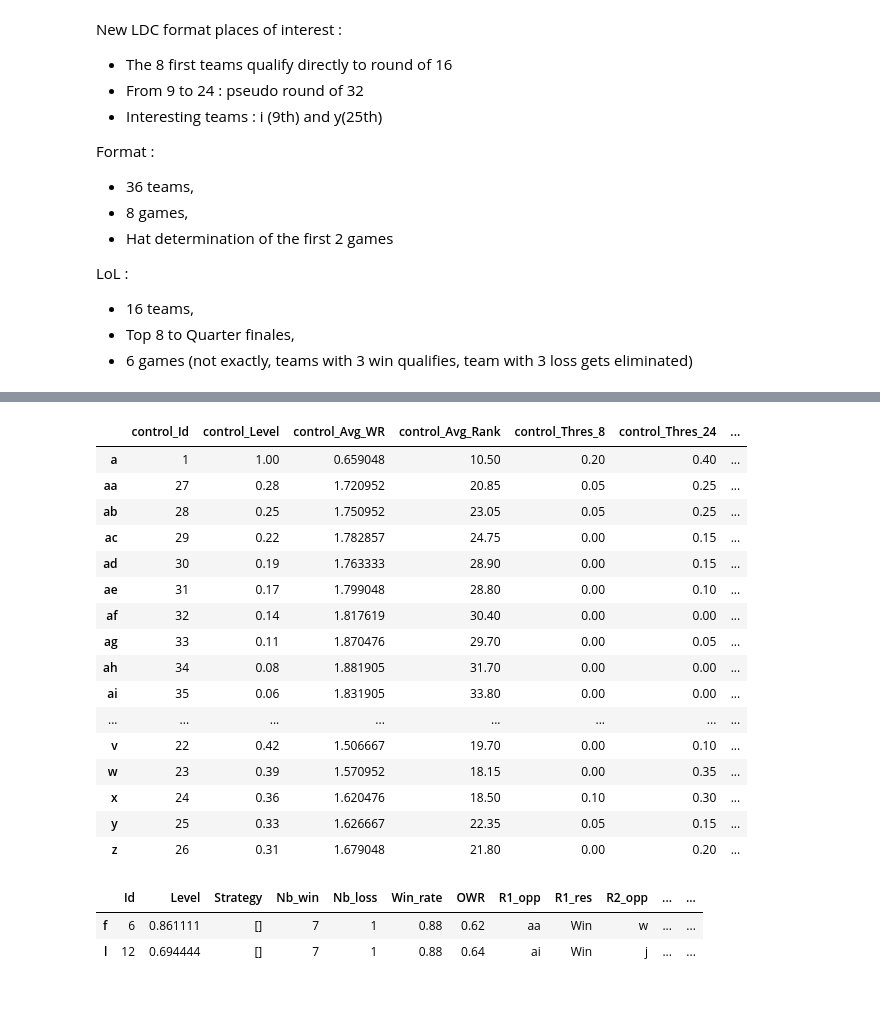
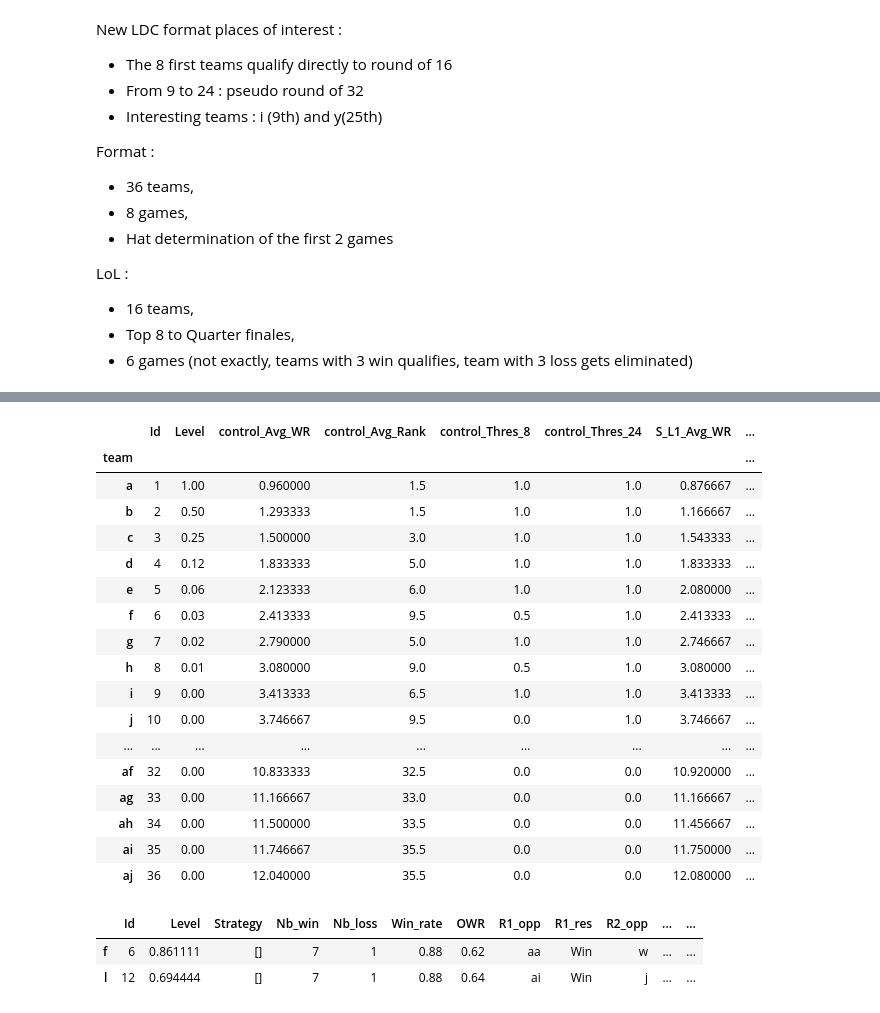
Before and after one commit to arnaud-odet/swiss_rounds_simulator, a Jupyter notebook: swiss_round.ipynb, the cells around one changed output, grey strips where cells are left out. Drawn from its saved outputs; the diff is of its cells as text; code cells hidden in the pictures.

```diff
--- a/swiss_round.ipynb
+++ b/swiss_round.ipynb
@@ -55,23 +26,25 @@ Number of simulations to perform : 1460 - Number of simulations performed : 1460
-# %%
-df
-# %% [output]
-|  | control_Id | control_Level | control_Avg_WR | control_Avg_Rank | control_Thres_8 | control_Thres_24 | ... |
-| a | 1 | 1.00 | 0.659048 | 10.50 | 0.20 | 0.40 | ... |
-| aa | 27 | 0.28 | 1.720952 | 20.85 | 0.05 | 0.25 | ... |
-| ab | 28 | 0.25 | 1.750952 | 23.05 | 0.05 | 0.25 | ... |
-| ac | 29 | 0.22 | 1.782857 | 24.75 | 0.00 | 0.15 | ... |
-| ad | 30 | 0.19 | 1.763333 | 28.90 | 0.00 | 0.15 | ... |
-| ae | 31 | 0.17 | 1.799048 | 28.80 | 0.00 | 0.10 | ... |
-| af | 32 | 0.14 | 1.817619 | 30.40 | 0.00 | 0.00 | ... |
-| ag | 33 | 0.11 | 1.870476 | 29.70 | 0.00 | 0.05 | ... |
-| ah | 34 | 0.08 | 1.881905 | 31.70 | 0.00 | 0.00 | ... |
-| ai | 35 | 0.06 | 1.831905 | 33.80 | 0.00 | 0.00 | ... |
-| ... | ... | ... | ... | ... | ... | ... | ... |
-| v | 22 | 0.42 | 1.506667 | 19.70 | 0.00 | 0.10 | ... |
-| w | 23 | 0.39 | 1.570952 | 18.15 | 0.00 | 0.35 | ... |
-| x | 24 | 0.36 | 1.620476 | 18.50 | 0.10 | 0.30 | ... |
-| y | 25 | 0.33 | 1.626667 | 22.35 | 0.05 | 0.15 | ... |
-| z | 26 | 0.31 | 1.679048 | 21.80 | 0.00 | 0.20 | ... |
+# %%
+df = pd.read_csv('data/prob_exp_T=36_R=8.csv').set_index('team')
+df
+# %% [output]
+|  | Id | Level | control_Avg_WR | control_Avg_Rank | control_Thres_8 | control_Thres_24 | S_L1_Avg_WR | ... |
+| team |  |  |  |  |  |  |  | ... |
+| a | 1 | 1.00 | 0.960000 | 1.5 | 1.0 | 1.0 | 0.876667 | ... |
+| b | 2 | 0.50 | 1.293333 | 1.5 | 1.0 | 1.0 | 1.166667 | ... |
+| c | 3 | 0.25 | 1.500000 | 3.0 | 1.0 | 1.0 | 1.543333 | ... |
+| d | 4 | 0.12 | 1.833333 | 5.0 | 1.0 | 1.0 | 1.833333 | ... |
+| e | 5 | 0.06 | 2.123333 | 6.0 | 1.0 | 1.0 | 2.080000 | ... |
+| f | 6 | 0.03 | 2.413333 | 9.5 | 0.5 | 1.0 | 2.413333 | ... |
+| g | 7 | 0.02 | 2.790000 | 5.0 | 1.0 | 1.0 | 2.746667 | ... |
+| h | 8 | 0.01 | 3.080000 | 9.0 | 0.5 | 1.0 | 3.080000 | ... |
+| i | 9 | 0.00 | 3.413333 | 6.5 | 1.0 | 1.0 | 3.413333 | ... |
+| j | 10 | 0.00 | 3.746667 | 9.5 | 0.0 | 1.0 | 3.746667 | ... |
+| ... | ... | ... | ... | ... | ... | ... | ... | ... |
+| af | 32 | 0.00 | 10.833333 | 32.5 | 0.0 | 0.0 | 10.920000 | ... |
+| ag | 33 | 0.00 | 11.166667 | 33.0 | 0.0 | 0.0 | 11.166667 | ... |
+| ah | 34 | 0.00 | 11.500000 | 33.5 | 0.0 | 0.0 | 11.456667 | ... |
+| ai | 35 | 0.00 | 11.746667 | 35.5 | 0.0 | 0.0 | 11.750000 | ... |
+| aj | 36 | 0.00 | 12.040000 | 35.5 | 0.0 | 0.0 | 12.080000 | ... |
 # %%
 n_teams = 36
 n_rounds = 8
```
Also changed, not shown: parts of 1 cell of this notebook, 3 other files.
